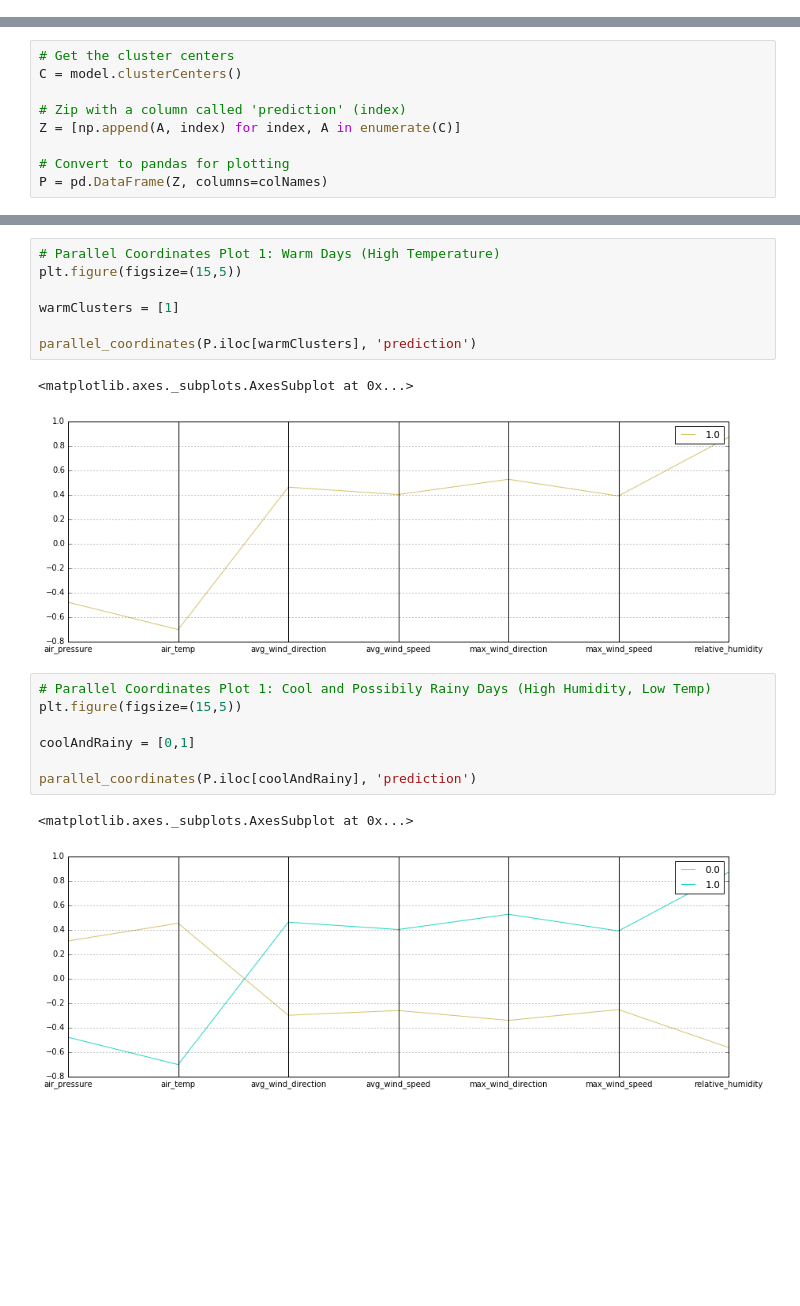
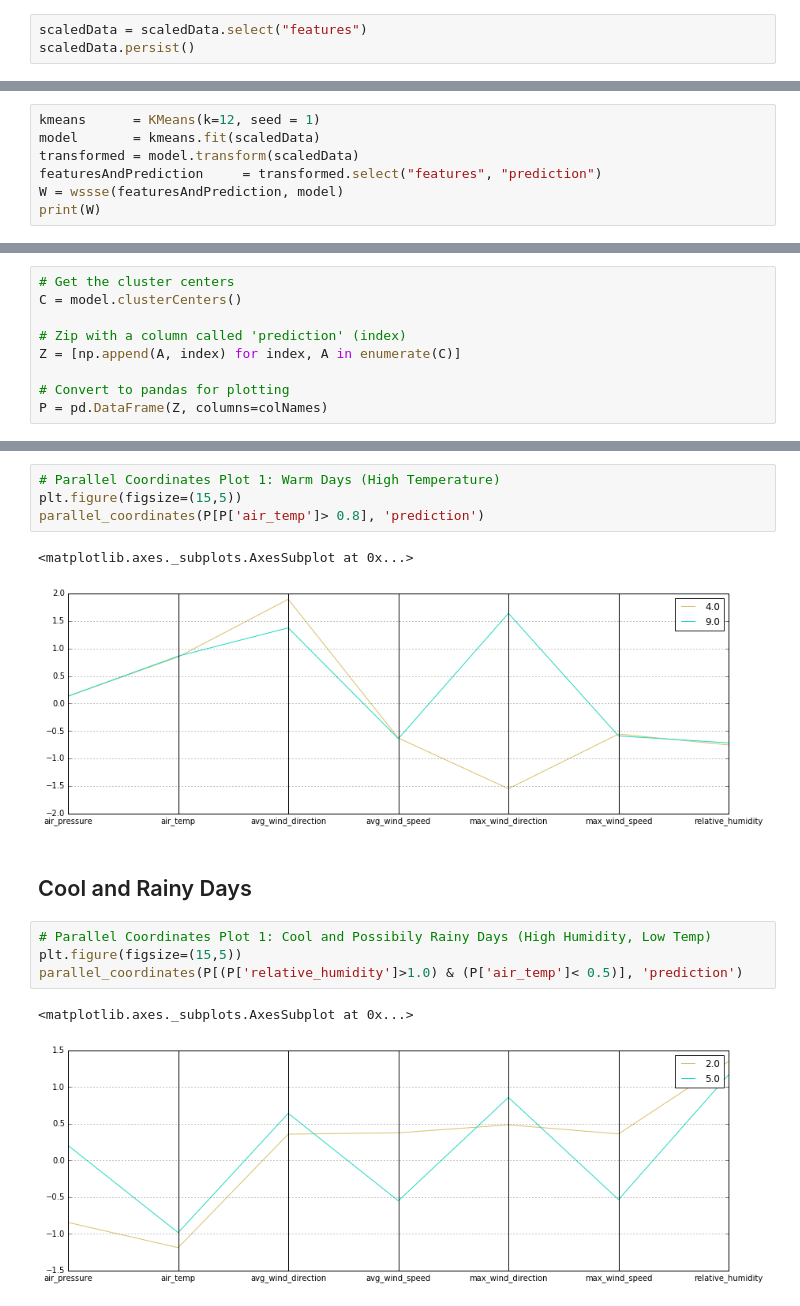
Before and after one commit to words-sdsc/courseraDataSimulation, a Jupyter notebook: course4-ML/Spark - Clustering.ipynb, the cells around one changed output, grey strips where cells are left out. Cells and saved outputs as stored; diff of their text form; blank space fills up the shorter version.

```diff
--- a/course4-ML/Spark - Clustering.ipynb
+++ b/course4-ML/Spark - Clustering.ipynb
@@ -151,0 +164,3 @@ def wssse(featuresAndPrediction, model):
+# %%
+scaledData = scaledData.select("features")
+scaledData.persist()
@@ -177,0 +218,7 @@ Calculating WSSSE
+# %%
+kmeans      = KMeans(k=12, seed = 1)
+model       = kmeans.fit(scaledData)
+transformed = model.transform(scaledData)
+featuresAndPrediction     = transformed.select("features", "prediction")
+W = wssse(featuresAndPrediction, model)
+print(W)
@@ -205,20 +269,16 @@ parallel_coordinates(P.iloc[dryClusters], 'prediction')
 # %%
 # Parallel Coordinates Plot 1: Warm Days (High Temperature)
 plt.figure(figsize=(15,5))
-
-warmClusters = [1]
-
-parallel_coordinates(P.iloc[warmClusters], 'prediction')
+parallel_coordinates(P[P['air_temp']> 0.8], 'prediction')
 # %% [output]
 <matplotlib.axes._subplots.AxesSubplot at 0x...>
-[figure, old version]
+[figure, new version]
+# %% [markdown]
+## Cool and Rainy Days
 # %%
 # Parallel Coordinates Plot 1: Cool and Possibily Rainy Days (High Humidity, Low Temp)
 plt.figure(figsize=(15,5))
-
-coolAndRainy = [0,1]
-
-parallel_coordinates(P.iloc[coolAndRainy], 'prediction')
+parallel_coordinates(P[(P['relative_humidity']>1.0) & (P['air_temp']< 0.5)], 'prediction')
 # %% [output]
 <matplotlib.axes._subplots.AxesSubplot at 0x...>
-[figure, old version]
+[figure, new version]
```
Also changed, not shown: parts of 13 cells of this notebook.
